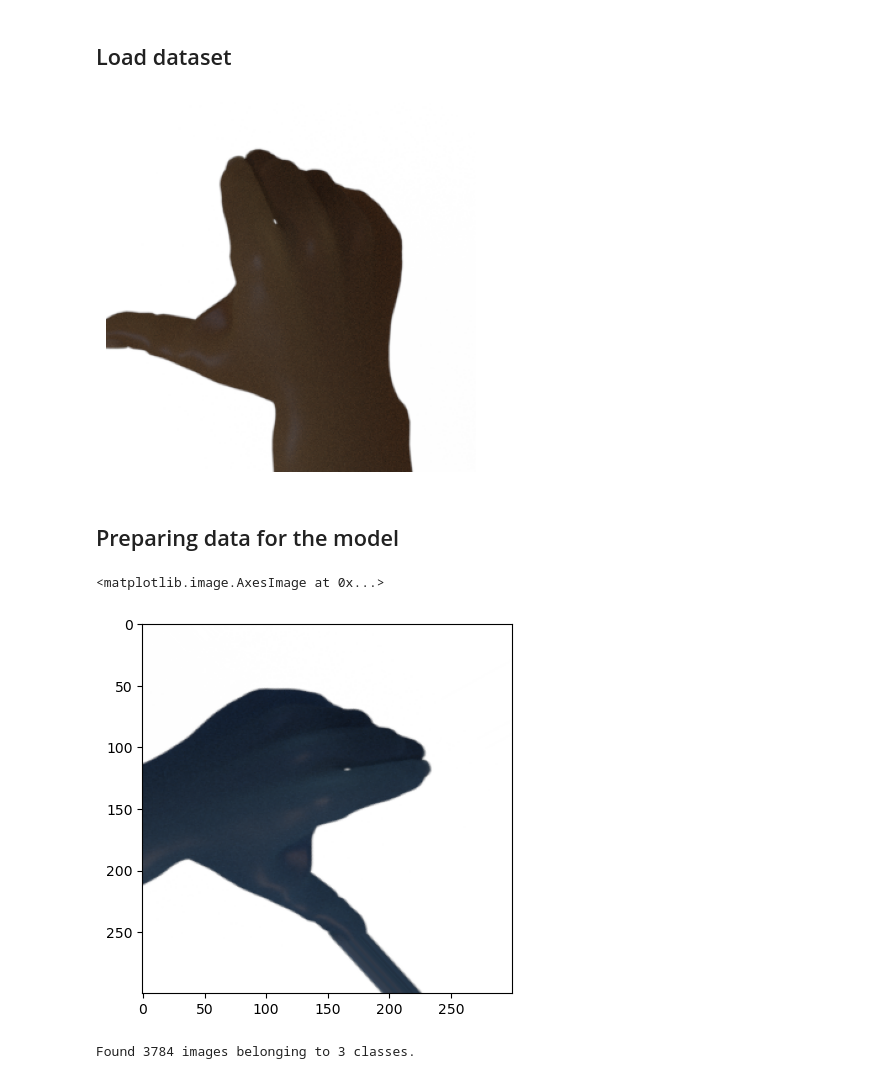
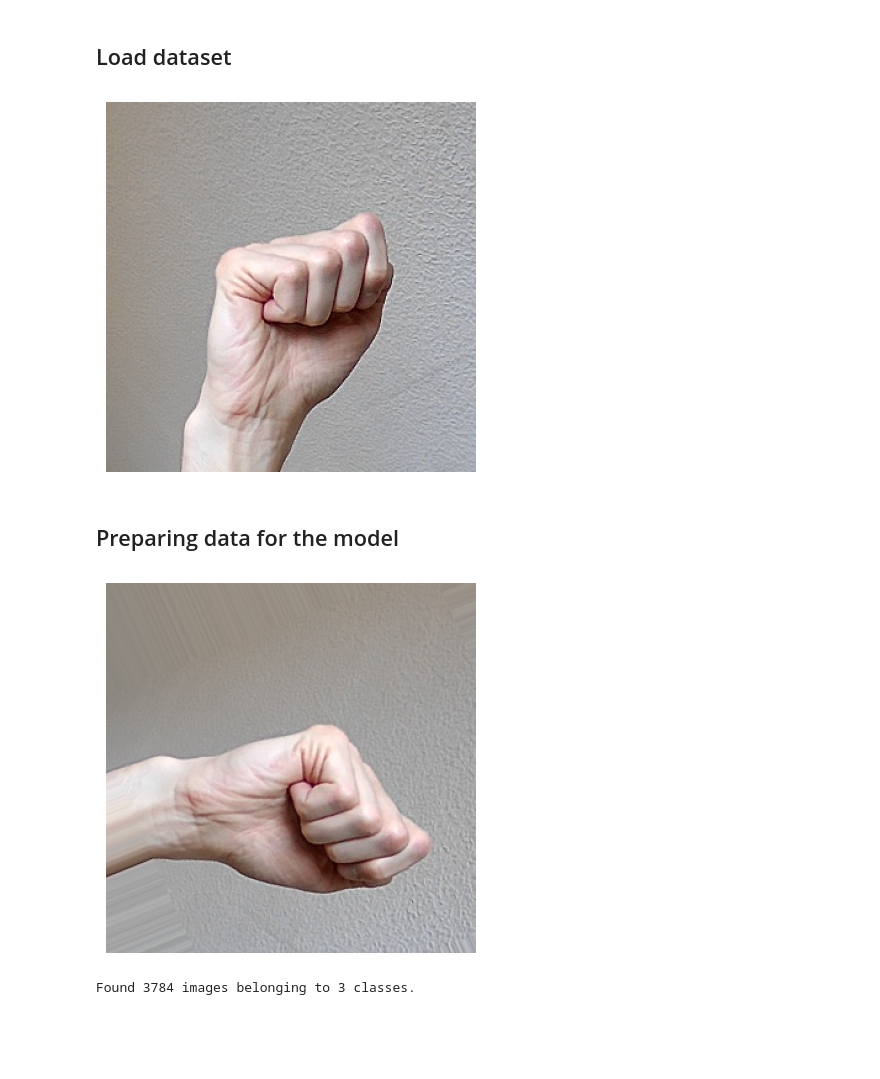
Before and after one commit to alexdjulin/RockPaperScissorsCNN, a Jupyter notebook: train_cnn.ipynb, the cells around one changed output. Drawn from its saved outputs; the diff is of its cells as text; code cells hidden in the pictures; blank space fills up the shorter version.

Commit message:
Edit load and display image methods

```diff
--- a/train_cnn.ipynb
+++ b/train_cnn.ipynb
@@ -25,20 +23,23 @@ test_folder = 'dataset/test'
 validation_folder = 'dataset/validation'
 # %%
 # open test picture
-def display_image(path: str) -> None:
-    image = cv2.imread(path)
+def load_image(img_path: str) -> np.ndarray:
+    image = cv2.imread(img_path)
     image_rgb = cv2.cvtColor(image, cv2.COLOR_BGR2RGB)
-    plt.imshow(image_rgb)
+    return image_rgb
+
+def display_image(image: np.ndarray) -> None:
+    plt.imshow(image)
     plt.axis('off')
     plt.show()
-    return image
 
 rock_folder = 'dataset/train/rock'
 test_image = random.choice(os.listdir(rock_folder))
 image_path = os.path.join(rock_folder, test_image)
-img = display_image(image_path)
+img = load_image(image_path)
+display_image(img)
 # %% [output]
-[figure, old version]
+[figure, new version]
 # %% [markdown]
 ## Preparing data for the model
 # %%
@@ -50,14 +51,14 @@ image_gen = ImageDataGenerator(
     shear_range=0.2,
     zoom_range=0.2,
     horizontal_flip=True,
-    vertical_flip=True,
+    vertical_flip=False,
     fill_mode='nearest'
 )
 # %%
-plt.imshow(image_gen.random_transform(img))
+random_img = image_gen.random_transform(img)
+display_image(random_img)
 # %% [output]
-<matplotlib.image.AxesImage at 0x...>
-[figure, old version]
+[figure, new version]
 # %%
 image_gen.flow_from_directory(train_folder)
 # %% [output]
```
Also changed, not shown: parts of 5 cells of this notebook.
